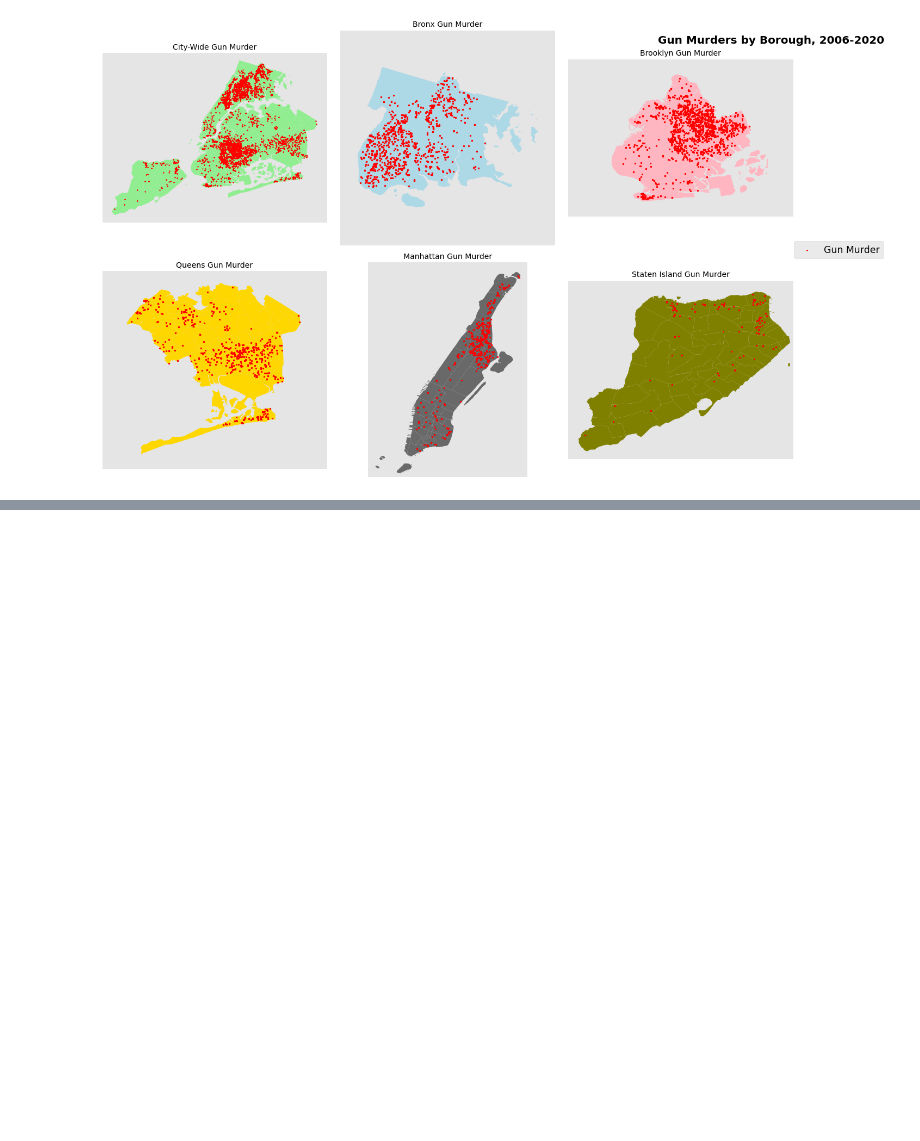
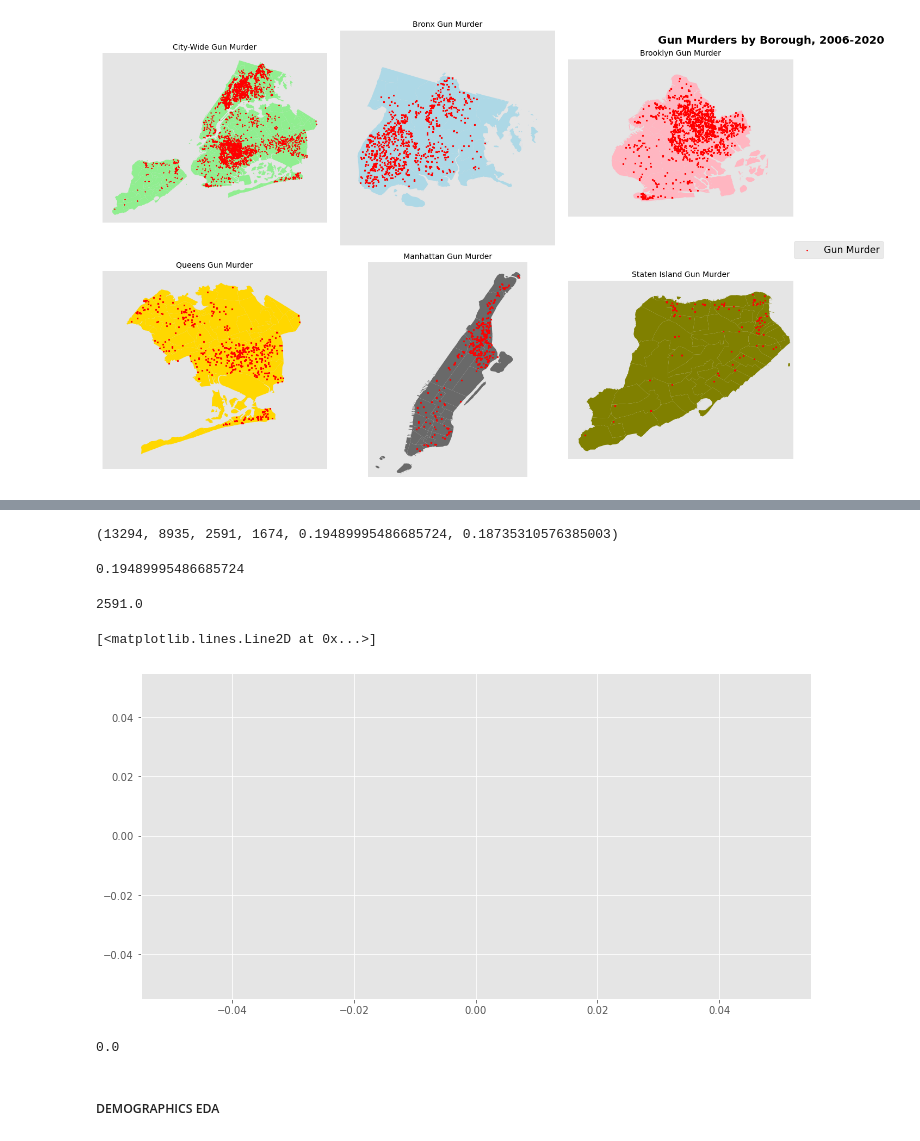
Before and after one commit to sashasabater/nyc-gun-violence, a Jupyter notebook: notebooks/nypd.ipynb, the cells around one changed output, grey strips where cells are left out. Drawn from its saved outputs; the diff is of its cells as text; code cells hidden in the pictures; blank space fills up the shorter version.

Commit message:
normal approximation

```diff
--- a/notebooks/nypd.ipynb
+++ b/notebooks/nypd.ipynb
@@ -378,0 +339,31 @@ poverty.iloc[:6, [1,4]]
+# %%
+pre_inc_total, post_inc_total, pre_death_total, post_death_total, pre_rate, post_rate
+# %% [output]
+(13294, 8935, 2591, 1674, 0.19489995486685724, 0.18735310576385003)
+# %%
+pre_rate
+# %% [output]
+0.19489995486685724
+# %%
+#guessing that this could be binomially distributed, with n = number of incidents, p = murder rate and k = number of murders
+test_dist = stats.binom(n = pre_inc_total, p = pre_rate)
+# %% [output]
+2591.0
+# %%
+#approximating binomial with the normal:
+std = np.sqrt(pre_inc_total*pre_rate*(1-pre_rate))
+mn = pre_death_total
+test_norm = stats.norm(pre_death_total, std)
+# %%
+fig, ax = plt.subplots(figsize=(12, 6))
+test_x = np.arange(0, 10000, 10000)
+ax.plot(test_x, test_norm.pdf(test_x))
+# %% [output]
+[<matplotlib.lines.Line2D at 0x...>]
+[figure, added]
+# %%
+test_b = stats.binom(1000, p=.2)
+# %% [output]
+0.0
+# %% [markdown]
+##### DEMOGRAPHICS EDA
```
Also changed, not shown: parts of 32 cells of this notebook, 2 other files.
